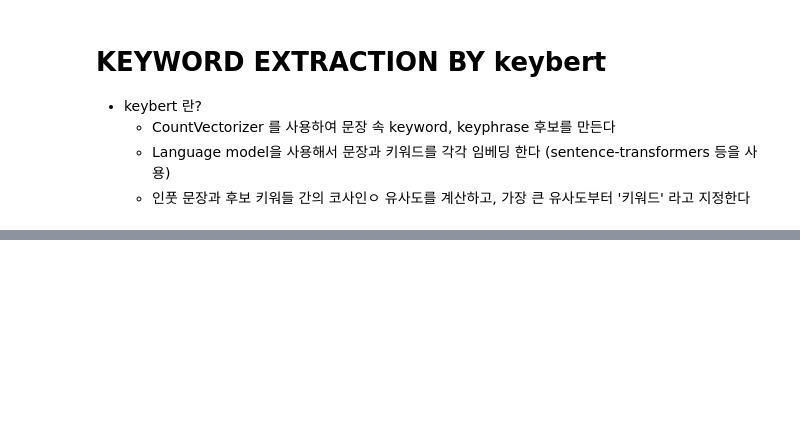
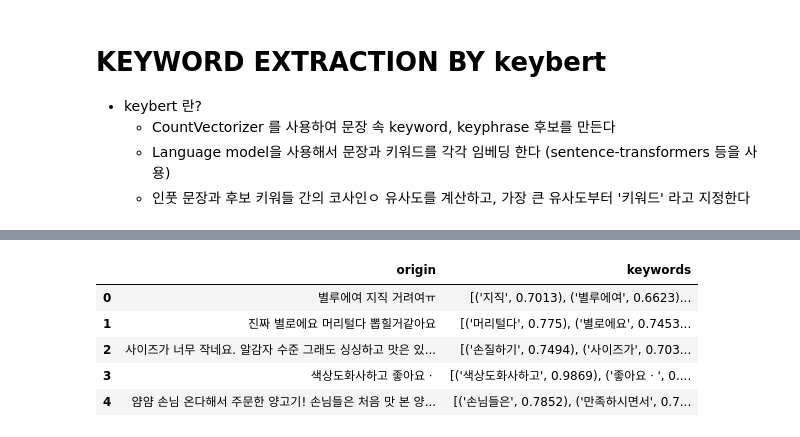
Before and after one commit to jinseriouspark/commerce-llm, a Jupyter notebook: evaluation_with_LLM.ipynb, the cells around one changed output, grey strips where cells are left out. Saved outputs shown, nothing was run; the diff lists cells and outputs as text; code cells hidden in the pictures; blank space fills up the shorter version.

```diff
--- a/evaluation_with_LLM.ipynb
+++ b/evaluation_with_LLM.ipynb
@@ -101,0 +142,12 @@ kw_model = KeyLLM(llm)
+# %%
+import pandas as pd
+review_keywords = pd.read_csv('/content/drive/MyDrive/commerce-llm/results/review_all_keybert.csv', index_col = 'Unnamed: 0')
+# %%
+review_keywords.head()
+# %% [output]
+|  | origin | keywords |
+| 0 | 별루에여 지직 거려여ㅠ | [('지직', 0.7013), ('별루에여', 0.6623)... |
+| 1 | 진짜 별로에요 머리털다 뽑힐거같아요 | [('머리털다', 0.775), ('별로에요', 0.7453... |
+| 2 | 사이즈가 너무 작네요. 알감자 수준 그래도 싱싱하고 맛은 있... | [('손질하기', 0.7494), ('사이즈가', 0.703... |
+| 3 | 색상도화사하고 좋아요ㆍ | [('색상도화사하고', 0.9869), ('좋아요ㆍ', 0.... |
+| 4 | 얌얌 손님 온다해서 주문한 양고기! 손님들은 처음 맛 본 양... | [('손님들은', 0.7852), ('만족하시면서', 0.7... |
```
Also changed, not shown: parts of 19 cells of this notebook.
